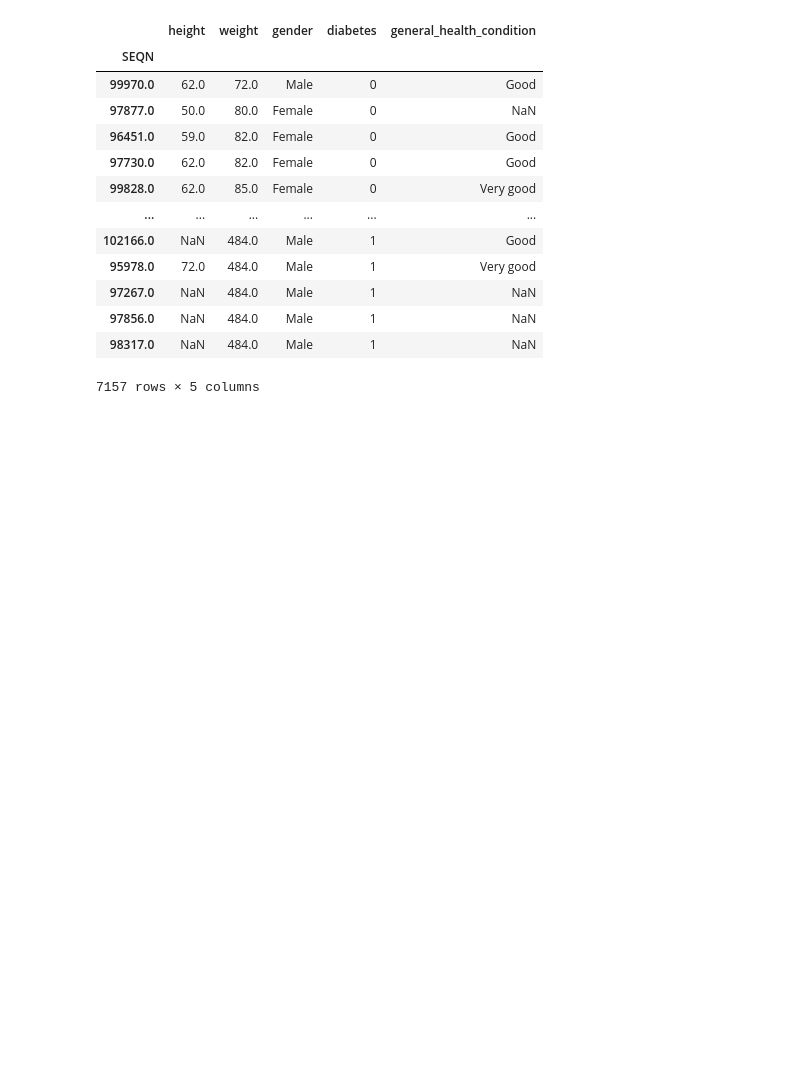
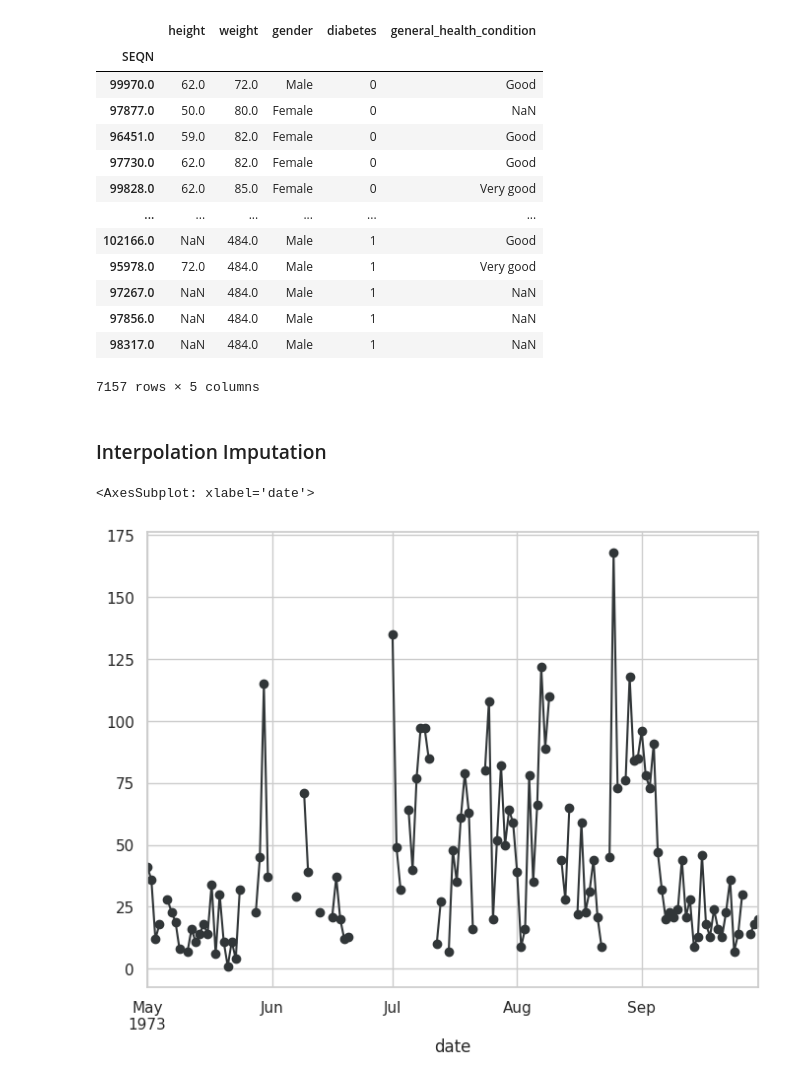
Before and after one commit to Monkey8596/Data_Missing_Imputation, a Jupyter notebook: notebooks/00_Imputation_Missing_Values.ipynb, the cells around one changed output. Saved outputs shown, nothing was run; the diff lists cells and outputs as text; code cells hidden in the pictures; blank space fills up the shorter version.

```diff
--- a/notebooks/00_Imputation_Missing_Values.ipynb
+++ b/notebooks/00_Imputation_Missing_Values.ipynb
@@ -513,3 +513,18 @@ array([['Good']], dtype=object)
 | 97856.0 | NaN | 484.0 | Male | 1 | NaN |
 | 98317.0 | NaN | 484.0 | Male | 1 | NaN |
 7157 rows × 5 columns
+# %% [markdown]
+###  Interpolation Imputation
+# %%
+(
+    airquality_df
+    .select_columns('ozone')
+    .pipe(
+        lambda df:(
+            df.ozone.plot(color = "#313638", marker = "o")
+        )
+    )
+)
+# %% [output]
+<AxesSubplot: xlabel='date'>
+[figure, added]
```
Also changed, not shown: parts of 7 cells of this notebook.
